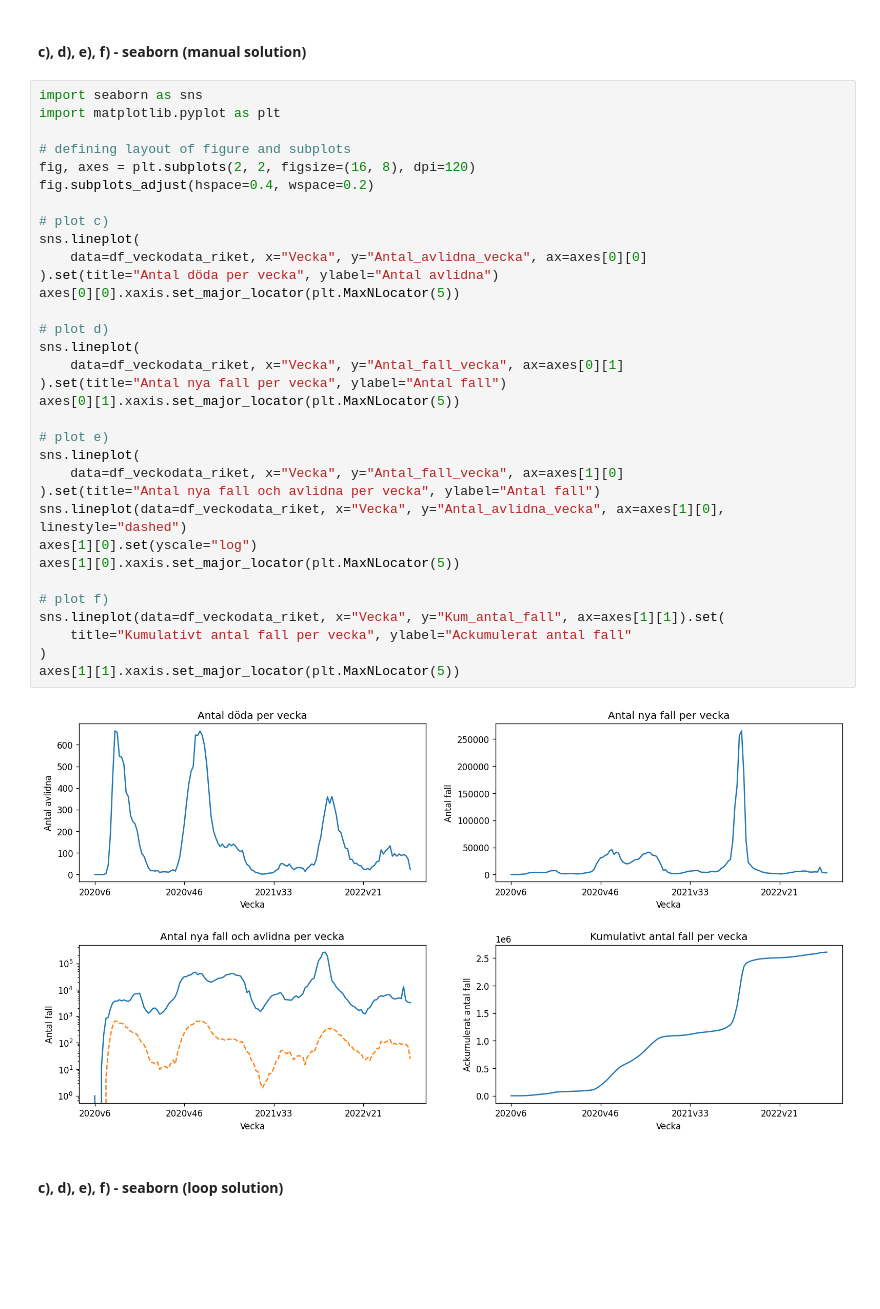
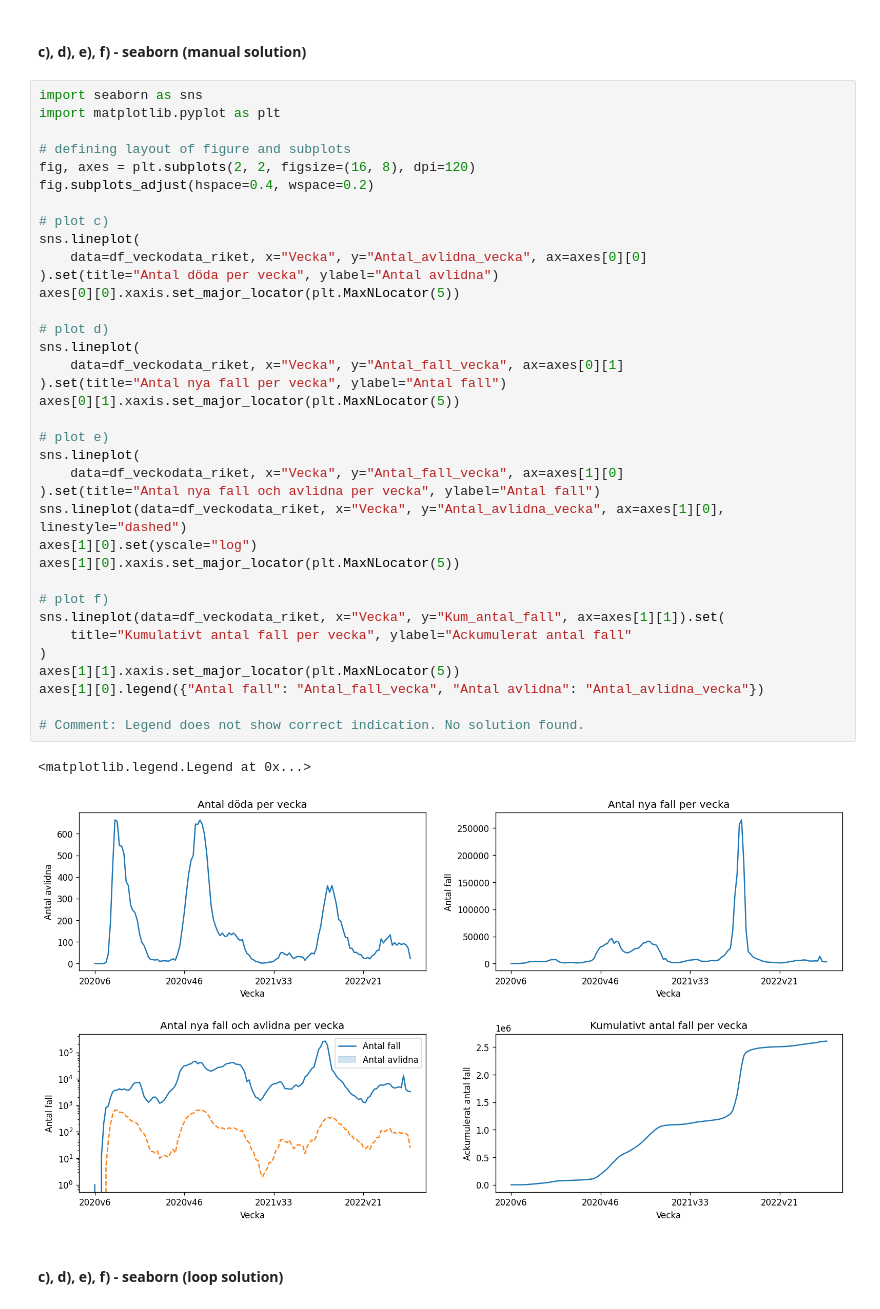
Before and after one commit to DorotaBjoorn/Databehandling-Dorota-Bjoorn, a Jupyter notebook: Lab/Lab_uppg01.ipynb, the cells around one changed output. Cells and saved outputs as stored; diff of their text form; blank space fills up the shorter version.

```diff
--- a/Lab/Lab_uppg01.ipynb
+++ b/Lab/Lab_uppg01.ipynb
@@ -89,34 +89,38 @@ import matplotlib.pyplot as plt
 # defining layout of figure and subplots
 fig, axes = plt.subplots(2, 2, figsize=(16, 8), dpi=120)
 fig.subplots_adjust(hspace=0.4, wspace=0.2)
 
 # plot c)
 sns.lineplot(
     data=df_veckodata_riket, x="Vecka", y="Antal_avlidna_vecka", ax=axes[0][0]
 ).set(title="Antal döda per vecka", ylabel="Antal avlidna")
 axes[0][0].xaxis.set_major_locator(plt.MaxNLocator(5))
 
 # plot d)
 sns.lineplot(
     data=df_veckodata_riket, x="Vecka", y="Antal_fall_vecka", ax=axes[0][1]
 ).set(title="Antal nya fall per vecka", ylabel="Antal fall")
 axes[0][1].xaxis.set_major_locator(plt.MaxNLocator(5))
 
 # plot e)
 sns.lineplot(
     data=df_veckodata_riket, x="Vecka", y="Antal_fall_vecka", ax=axes[1][0]
 ).set(title="Antal nya fall och avlidna per vecka", ylabel="Antal fall")
 sns.lineplot(data=df_veckodata_riket, x="Vecka", y="Antal_avlidna_vecka", ax=axes[1][0], linestyle="dashed")
 axes[1][0].set(yscale="log")
 axes[1][0].xaxis.set_major_locator(plt.MaxNLocator(5))
 
 # plot f)
 sns.lineplot(data=df_veckodata_riket, x="Vecka", y="Kum_antal_fall", ax=axes[1][1]).set(
     title="Kumulativt antal fall per vecka", ylabel="Ackumulerat antal fall"
 )
 axes[1][1].xaxis.set_major_locator(plt.MaxNLocator(5))
+axes[1][0].legend({"Antal fall": "Antal_fall_vecka", "Antal avlidna": "Antal_avlidna_vecka"})
+
+# Comment: Legend does not show correct indication. No solution found.
 # %% [output]
+<matplotlib.legend.Legend at 0x...>
-[figure, old version]
+[figure, new version]
 # %% [markdown]
 #### c), d), e), f) - seaborn (loop solution)
 # %%
```
Also changed, not shown: parts of 8 cells of this notebook, 6 other files.
